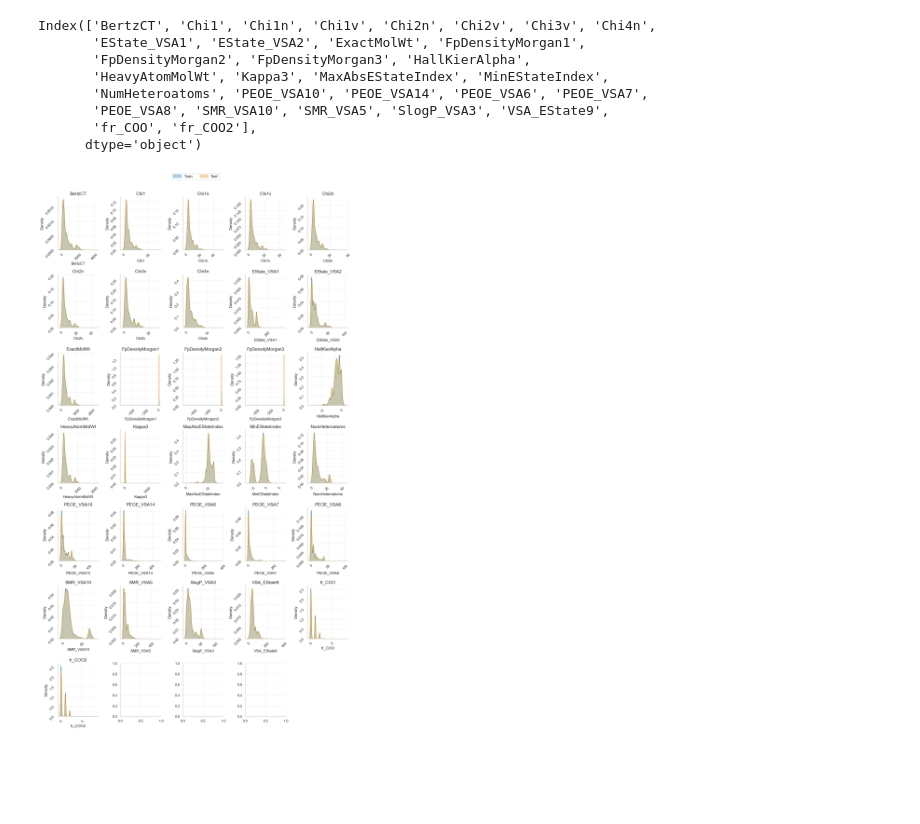
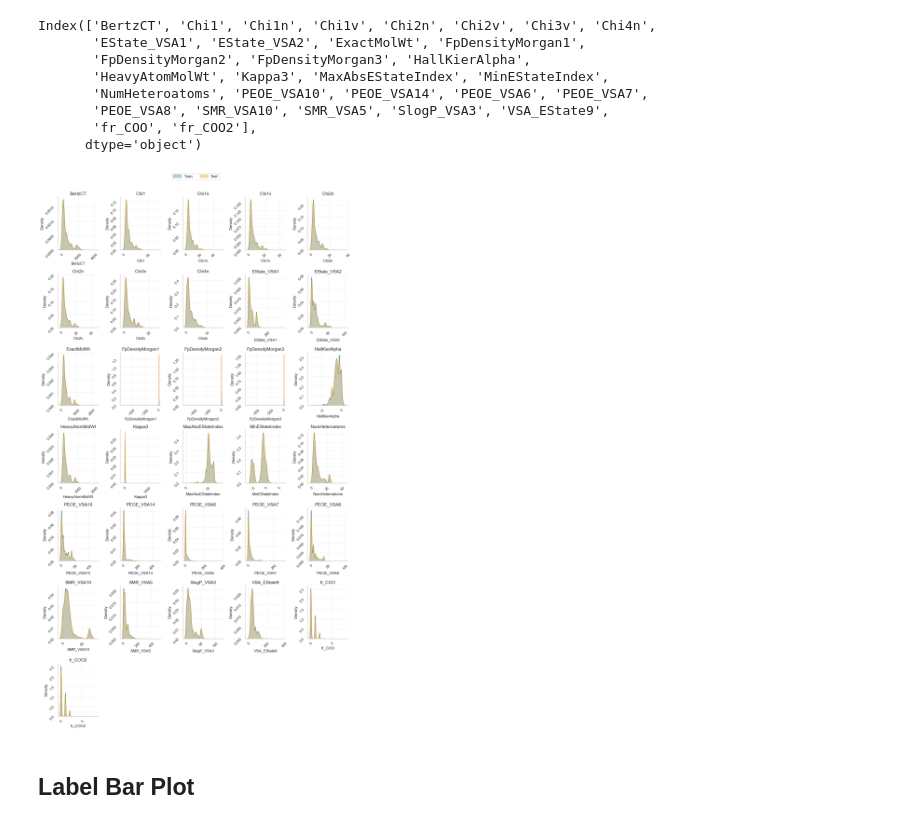
Before and after one commit to ruetha/kaggle_challenges, a Jupyter notebook: notebooks/multi-label_classificaton_problems/enzyme_substrate_multi-label_classification.ipynb, the cells around one changed output. Drawn from its saved outputs; the diff is of its cells as text; code cells hidden in the pictures; blank space fills up the shorter version.

```diff
--- a/notebooks/multi-label_classificaton_problems/enzyme_substrate_multi-label_classification.ipynb
+++ b/notebooks/multi-label_classificaton_problems/enzyme_substrate_multi-label_classification.ipynb
@@ -188,31 +188,36 @@ for index, col_name in enumerate([col for col in train_data.columns if col not i
                 ax=ax[index])
 
     sns.kdeplot(data=test_data[col_name],
                 label='Test',
                 fill=True,
                 ax=ax[index])
 
     ax[index].set_title(col_name, fontsize=14)
 
     ax[index].tick_params(labelrotation=45)
 
     # Retrieve legend information
     handles = ax[index].get_legend_handles_labels()[0]
     labels = ax[index].get_legend_handles_labels()[1]
     ax[index].legend().remove()
 
 # Remove the empty subplots
+figure.delaxes(ax[-4])
+figure.delaxes(ax[-3])
+figure.delaxes(ax[-2])
 figure.delaxes(ax[-1])
 
 # Set the legend
 figure.legend(handles,
               labels,
               loc='upper center',
               bbox_to_anchor=(0.5, 1.03),
               fontsize=12,
               ncol=3)
 
 plt.tight_layout()
 plt.show()
 # %% [output]
-[figure, old version]
+[figure, new version]
+# %% [markdown]
+## Label Bar Plot
```
